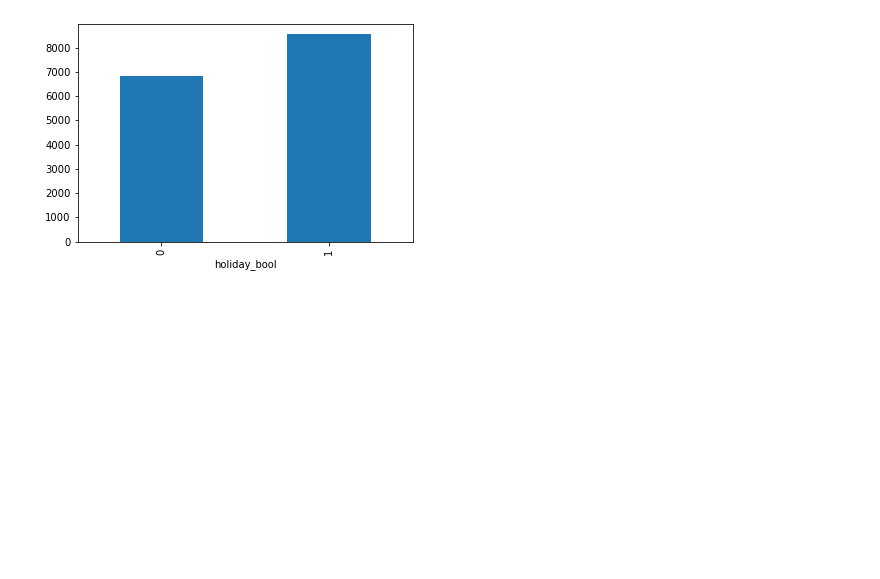
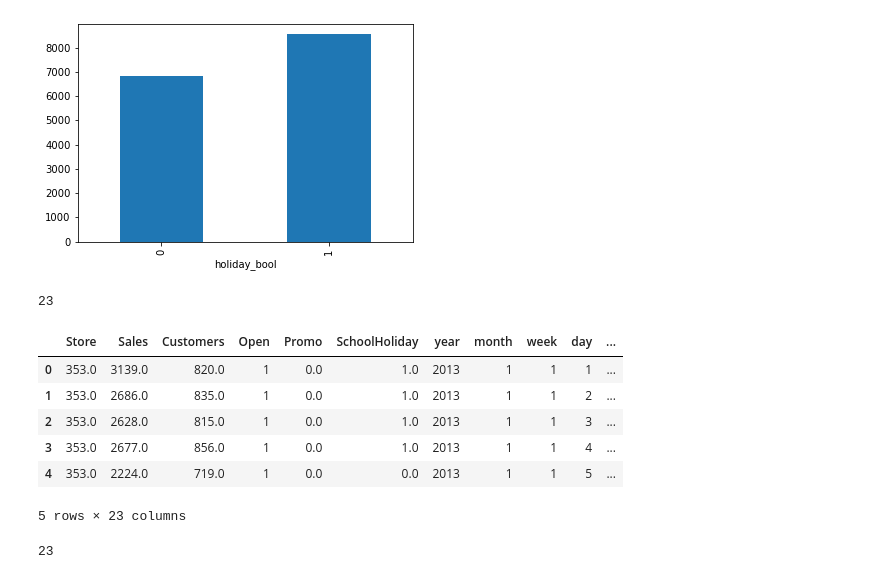
Before and after one commit to elenche95/stores, a Jupyter notebook: Untitled.ipynb, the cells around one changed output. Drawn from its saved outputs; the diff is of its cells as text; code cells hidden in the pictures; blank space fills up the shorter version.

Commit message:
modify clean to edit test set also

```diff
--- a/Untitled.ipynb
+++ b/Untitled.ipynb
@@ -33,0 +40,21 @@ df.groupby('holiday_bool').Sales.mean().plot(kind='bar')
+# %%
+test = clean('./data/train.csv', test=True)
+# %%
+train.head()
+len(train.columns)
+# %% [output]
+23
+# %%
+test.head()
+# %% [output]
+|  | Store | Sales | Customers | Open | Promo | SchoolHoliday | year | month | week | day | ... |
+| 0 | 353.0 | 3139.0 | 820.0 | 1 | 0.0 | 1.0 | 2013 | 1 | 1 | 1 | ... |
+| 1 | 353.0 | 2686.0 | 835.0 | 1 | 0.0 | 1.0 | 2013 | 1 | 1 | 2 | ... |
+| 2 | 353.0 | 2628.0 | 815.0 | 1 | 0.0 | 1.0 | 2013 | 1 | 1 | 3 | ... |
+| 3 | 353.0 | 2677.0 | 856.0 | 1 | 0.0 | 1.0 | 2013 | 1 | 1 | 4 | ... |
+| 4 | 353.0 | 2224.0 | 719.0 | 1 | 0.0 | 0.0 | 2013 | 1 | 1 | 5 | ... |
+5 rows × 23 columns
+# %%
+len(test.columns)
+# %% [output]
+23
```
Also changed, not shown: parts of 2 cells of this notebook, 1 other file.
